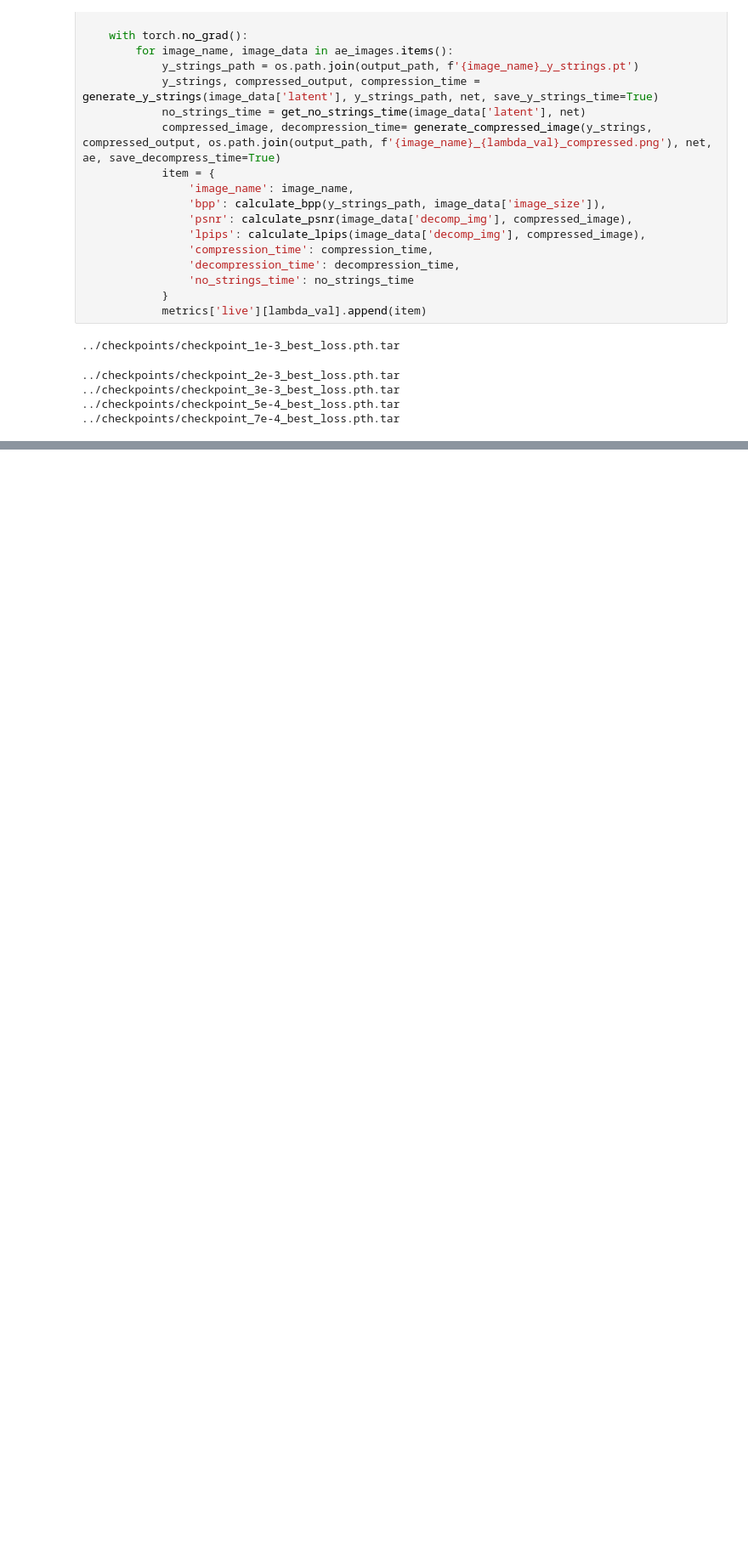
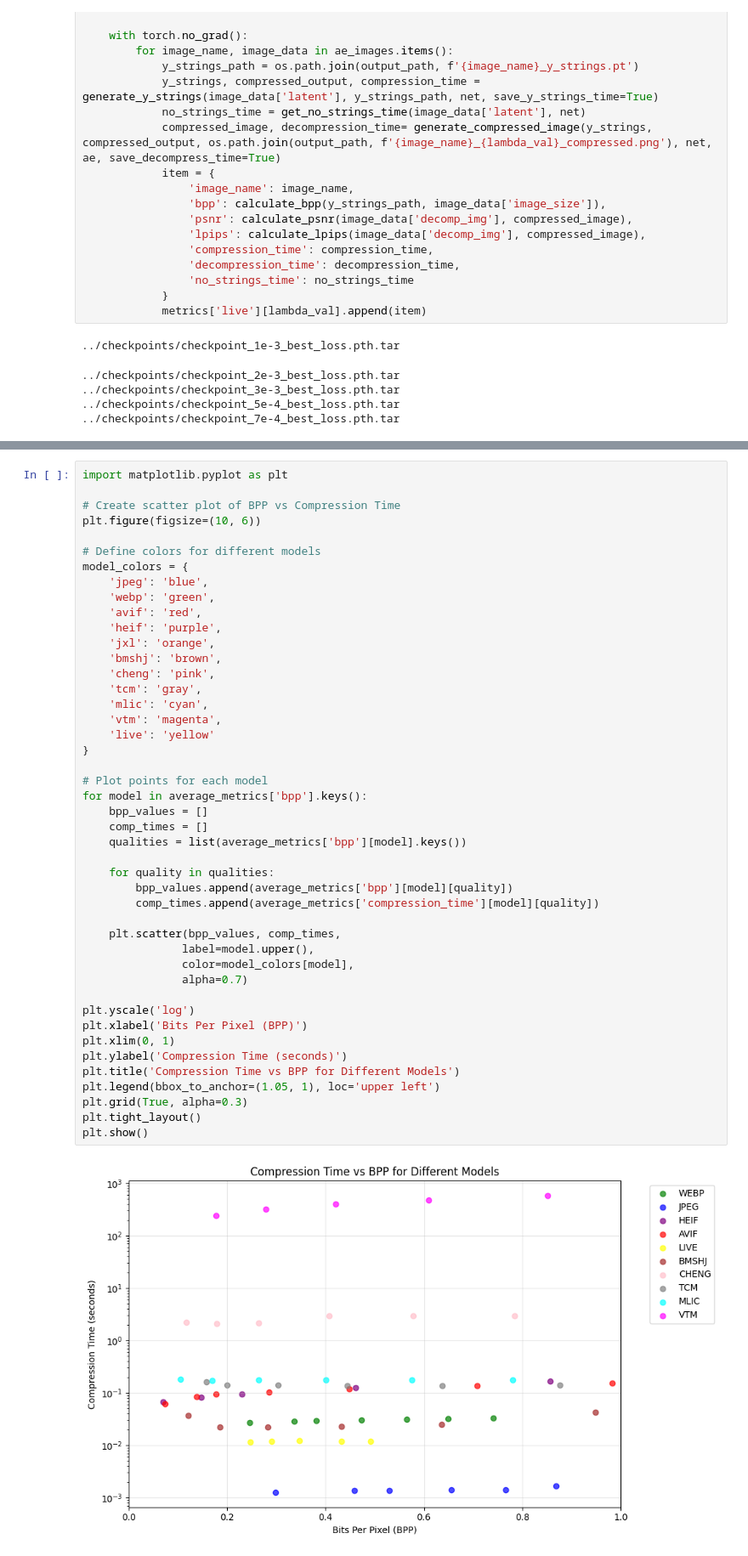
Before and after one commit to NETINT-Technologies/liveCompress, a Jupyter notebook: testing/sweep_all.ipynb, the cells around one changed output, grey strips where cells are left out. Shown: that part at 85% size. Drawn from its saved outputs; the diff is of its cells as text; blank space fills up the shorter version.

```diff
--- a/testing/sweep_all.ipynb
+++ b/testing/sweep_all.ipynb
@@ -532,0 +525,47 @@ plt.show()
+# %%
+import matplotlib.pyplot as plt
+
+# Create scatter plot of BPP vs Compression Time
+plt.figure(figsize=(10, 6))
+
+# Define colors for different models
+model_colors = {
+    'jpeg': 'blue',
+    'webp': 'green',
+    'avif': 'red',
+    'heif': 'purple',
+    'jxl': 'orange',
+    'bmshj': 'brown',
+    'cheng': 'pink',
+    'tcm': 'gray',
+    'mlic': 'cyan',
+    'vtm': 'magenta',
+    'live': 'yellow'
+}
+
+# Plot points for each model
+for model in average_metrics['bpp'].keys():
+    bpp_values = []
+    comp_times = []
+    qualities = list(average_metrics['bpp'][model].keys())
+
+    for quality in qualities:
+        bpp_values.append(average_metrics['bpp'][model][quality])
+        comp_times.append(average_metrics['compression_time'][model][quality])
+
+    plt.scatter(bpp_values, comp_times,
+               label=model.upper(),
+               color=model_colors[model],
+               alpha=0.7)
+
+plt.yscale('log')
+plt.xlabel('Bits Per Pixel (BPP)')
+plt.xlim(0, 1)
+plt.ylabel('Compression Time (seconds)')
+plt.title('Compression Time vs BPP for Different Models')
+plt.legend(bbox_to_anchor=(1.05, 1), loc='upper left')
+plt.grid(True, alpha=0.3)
+plt.tight_layout()
+plt.show()
+# %% [output]
+[figure, added]
```
Also changed, not shown: parts of 10 cells of this notebook.
